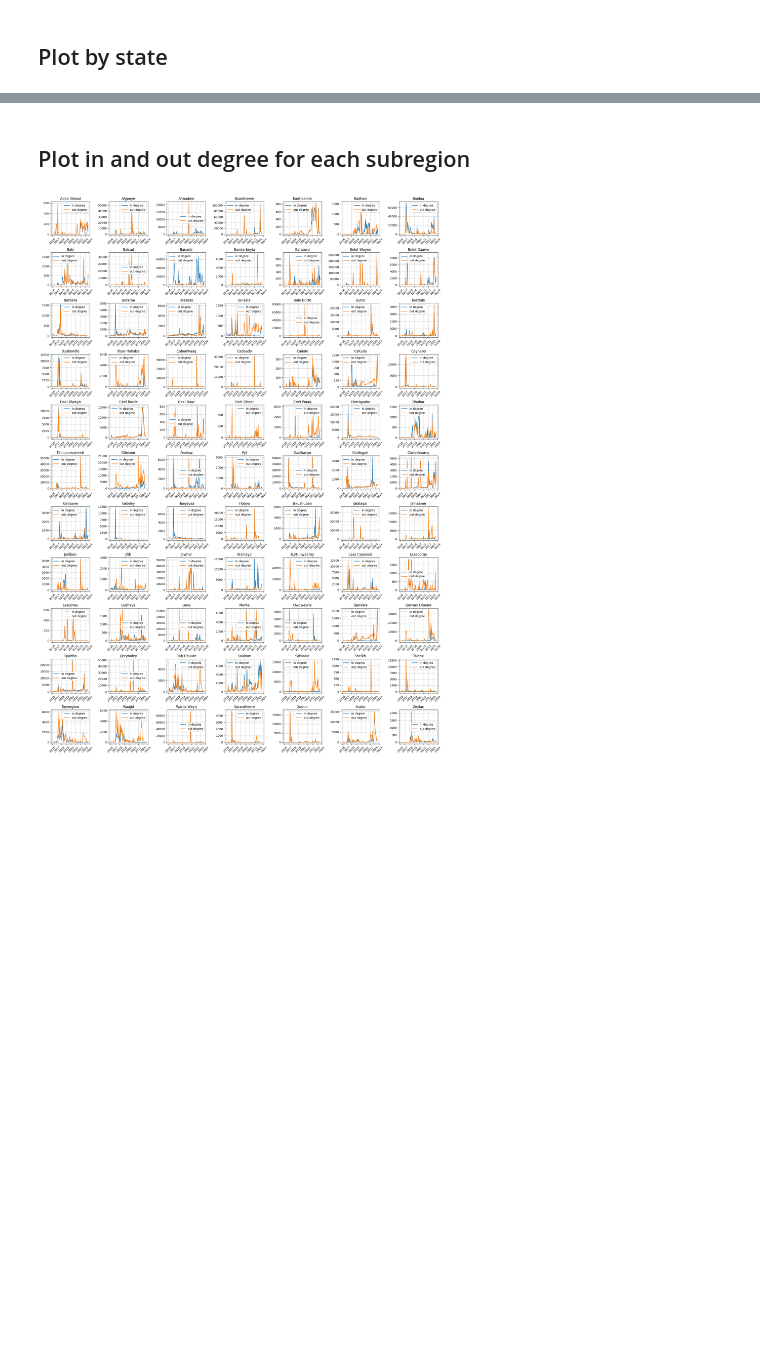
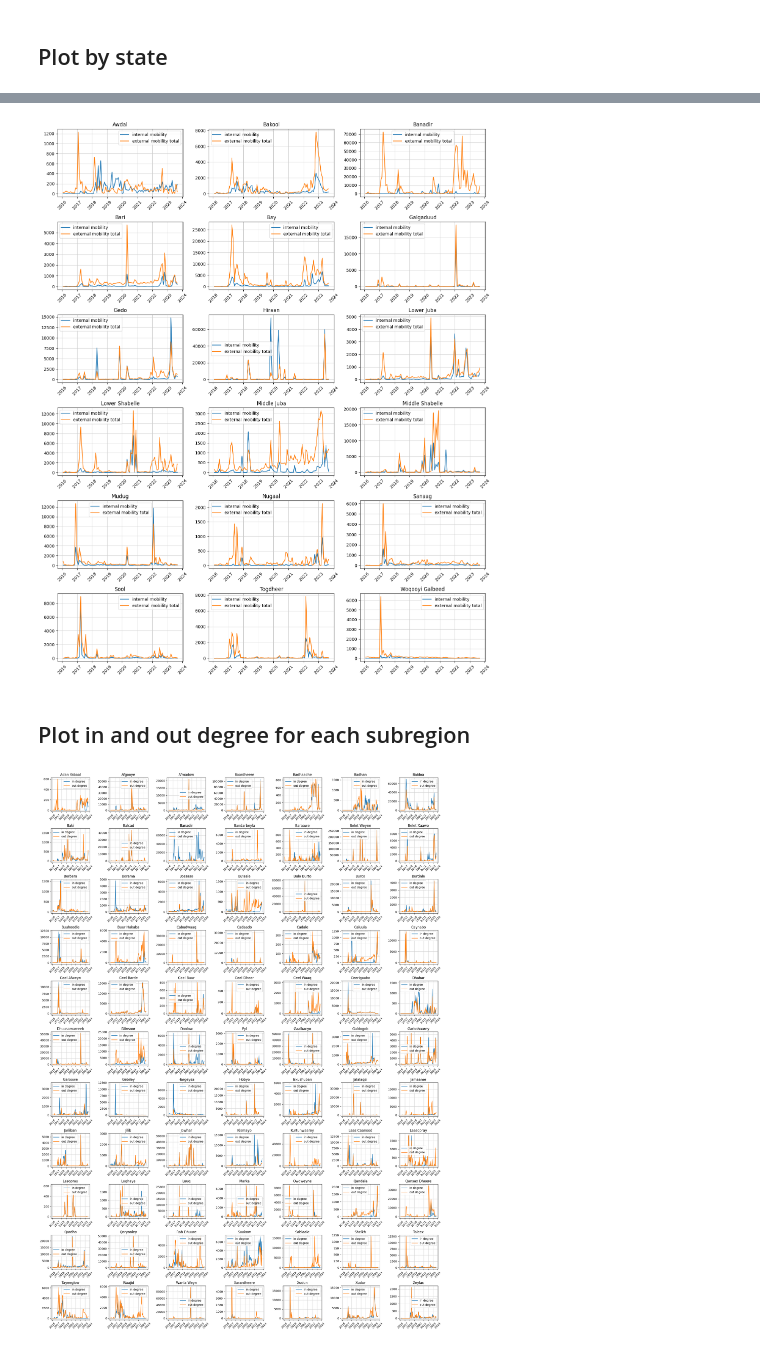
Before and after one commit to saraghivarello/Climate-and-conflict, a Jupyter notebook: Disp72.ipynb, the cells around one changed output, grey strips where cells are left out. Cells and saved outputs as stored; diff of their text form; code cells hidden in the pictures; blank space fills up the shorter version.

```diff
--- a/Disp72.ipynb
+++ b/Disp72.ipynb
@@ -213,6 +139,37 @@ df_merged
+# %%
+df_merged_region = pd.merge(df_stats, reg_state, left_on=['geoid'], right_on=['Previous (Departure) District'], how='left')
+df_agg_r = df_merged_region.groupby(['Previous (Departure) Region', 'date']).agg({'in_degree': 'mean', 'out_degree': 'mean', 'self_weight': 'mean'})
+df_agg_r.reset_index(inplace=True)
+df_agg_r['date']=pd.to_datetime(df_agg_r['date'])
 # %%
-df_agg['internal mobility'] = df_agg['self_weight']*df_agg['out_degree']
-df_agg['external mobility out'] = df_agg['out_degree'] - df_agg['internal mobility']
-df_agg['external mobility in'] = df_agg['in_degree'] - df_agg['internal mobility']
-df_agg['external mobility total'] = df_agg['external mobility out'] + df_agg['external mobility in']
+df_agg_r['internal mobility'] = df_agg_r['self_weight']*df_agg_r['out_degree']
+df_agg_r['external mobility out'] = df_agg_r['out_degree'] - df_agg_r['internal mobility']
+df_agg_r['external mobility in'] = df_agg_r['in_degree'] - df_agg_r['internal mobility']
+df_agg_r['external mobility total'] = df_agg_r['external mobility out'] + df_agg_r['external mobility in']
+# %%
+# create a figure with subplots
+fig, axes = plt.subplots(6, 3, figsize=(15, 20))
+ax = axes.flatten()
+states = df_agg_r['Previous (Departure) Region'].unique()
+# iterate over the states
+for i, state in zip(range(len(states)), states):
+
+    df_agg_state = df_agg_r[df_agg_r['Previous (Departure) Region']==state]
+    # plot value of stringency index for each date
+    ax[i].plot(df_agg_state['date'], df_agg_state['internal mobility'], label='internal mobility')
+    ax[i].plot(df_agg_state['date'], df_agg_state['external mobility total'], label='external mobility total')
+    ax[i].tick_params(axis='x', rotation=45)
+
+    # add a grid
+    ax[i].grid(True, color = '0.8', which='major')
+    ax[i].grid(True, color = '0.8', alpha = 0.5, which='minor', linestyle='--')
+
+    ax[i].legend()
+    # set state name as title
+    ax[i].set_title(state)
+
+plt.tight_layout(rect=[0, 0.03, 1, 0.95])
+plt.show()
+# %% [output]
+[figure, added]
 # %%
```
Also changed, not shown: parts of 14 cells of this notebook, 4 other files.
